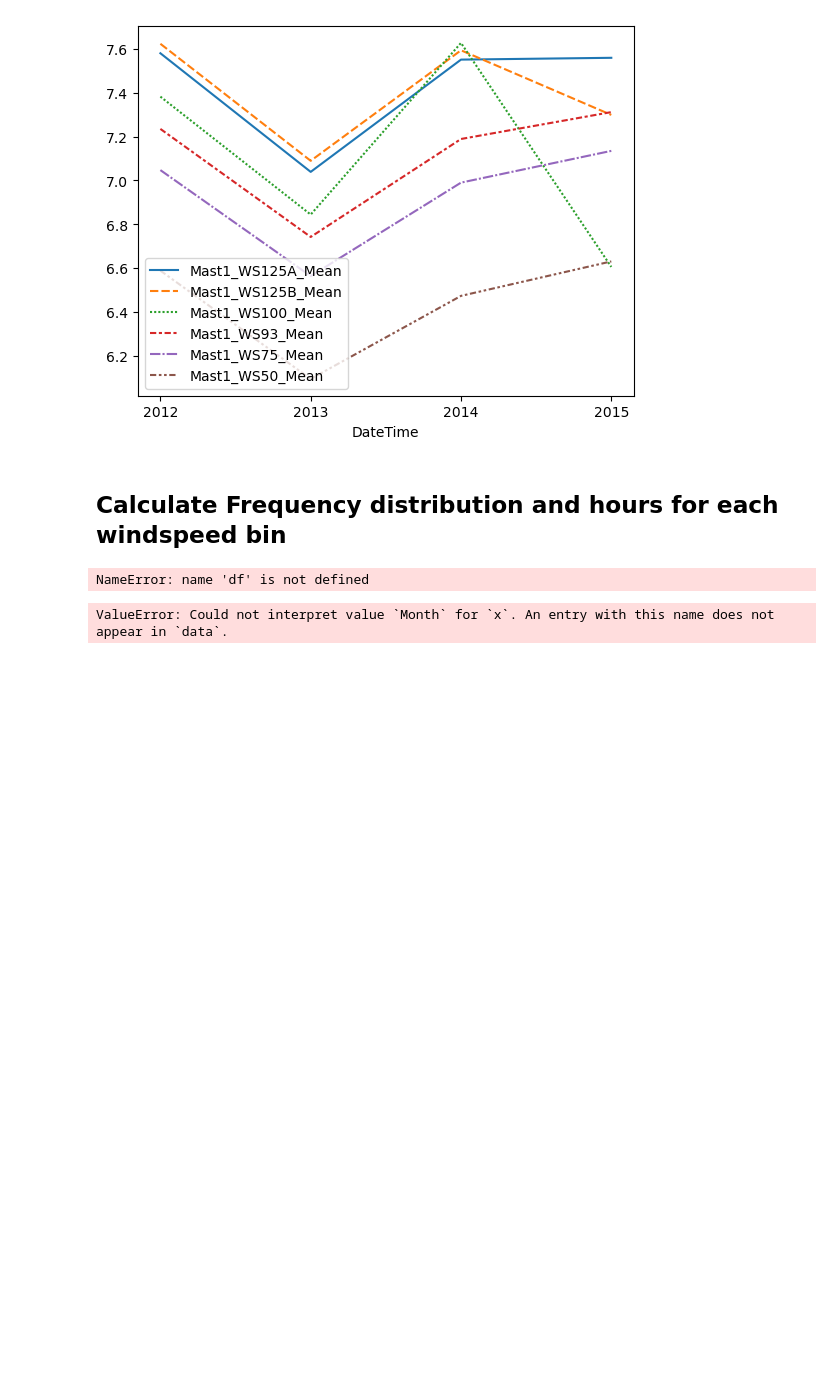
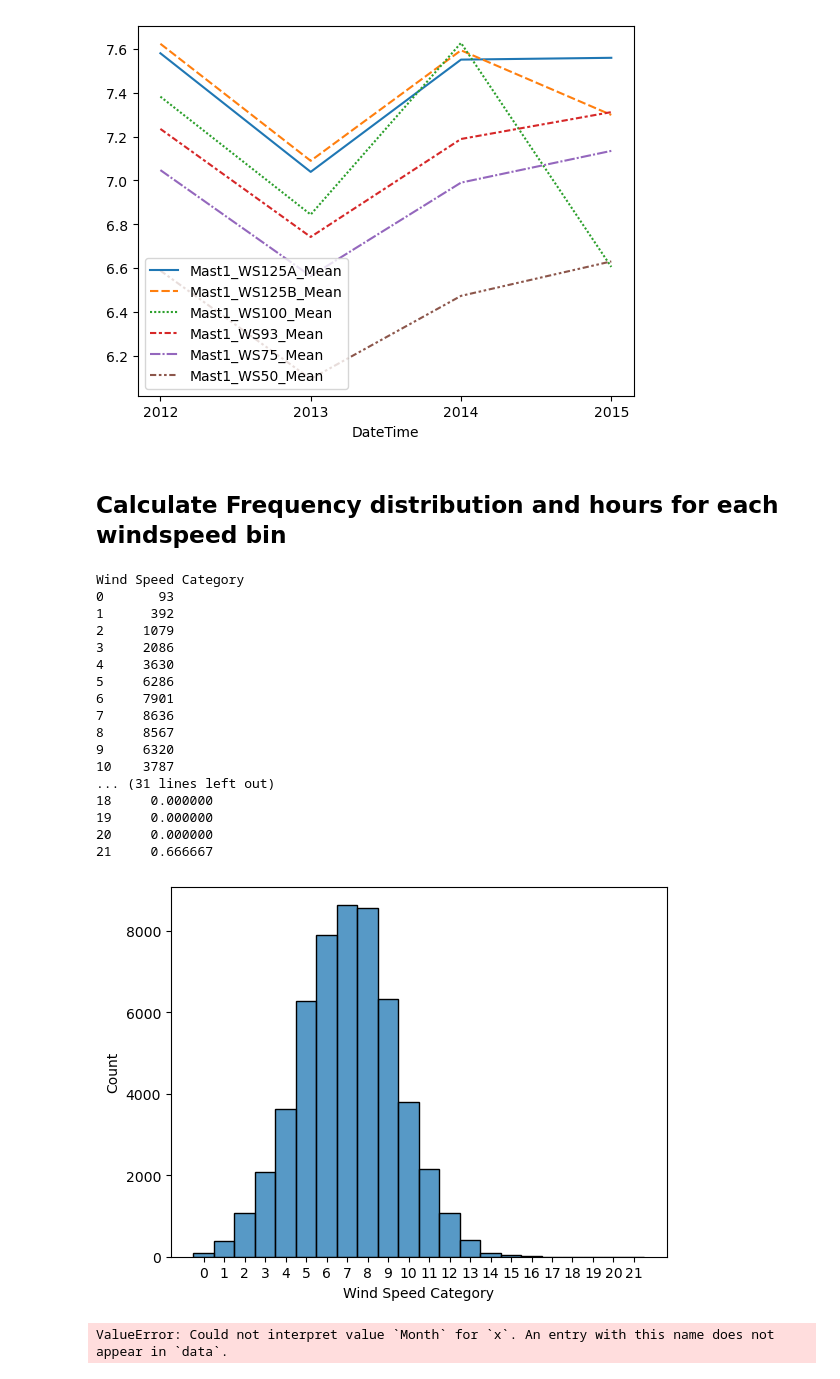
Before and after one commit to Manoj-HT/pds_mini_project, a Jupyter notebook: Winddata_Anish.ipynb, the cells around one changed output. Cells and saved outputs as stored; diff of their text form; code cells hidden in the pictures; blank space fills up the shorter version.

```diff
--- a/Winddata_Anish.ipynb
+++ b/Winddata_Anish.ipynb
@@ -149,44 +149,55 @@ sns.lineplot([M1_grouped_by_Year.Mast1_WS125A_Mean,M1_grouped_by_Year.Mast1_WS12
 # %% [markdown]
 ## Calculate Frequency distribution and hours for each windspeed bin
 # %%
-
-## adding month name and year separate columns
-
-df['Month'] = df['Date/Time'].apply(lambda x: x.strftime('%B'))
-
-df['year'] = df['Date/Time'].apply(lambda x: x.year)
 
 # Slice the data between two specific dates/times
 start_date = '2013-01-01 00:00:00'
 end_date = '2013-12-31 23:50:00'
 
 # Slicing using the date range
 M1_Slice = M1[start_date:end_date]
 
 # Define bins and corresponding labels for wind speed
 bins = [0.5, 1.5, 2.5, 3.5, 4.5, 5.5, 6.5, 7.5, 8.5, 9.5, 10.5, 11.5, 12.5, 13.5, 14.5, 15.5, 16.5, 17.5, 18.5, 19.5, 20.5]
 labels = ['0','1', '2', '3', '4', '5', '6', '7', '8', '9', '10', '11', '12', '13', '14', '15', '16', '17', '18', '19', '20', '21']
 
 # Apply lambda function to categorize wind speeds
 M1_Slice['Wind Speed Category'] = M1_Slice['Mast1_WS125A_Mean'].apply(lambda x: labels[min(len(labels), np.digitize(x, bins) )])
 
 # Convert Wind Speed Category to a categorical type with an ordered index
 M1_Slice['Wind Speed Category'] = pd.Categorical(M1_Slice['Wind Speed Category'], categories=labels, ordered=True)
 
 # Calculate frequency distribution and sort by label order
 frequency_distribution = M1_Slice['Wind Speed Category'].value_counts().sort_index()
 print(frequency_distribution)
 #Convert Frequency distribution of counts to hours. Since time series data is at 10min interval every hour has 6 time stamp. So dividing the count at any bin level by 6 will give corresponding hours.
 fd_hour= [value / 6 for value in frequency_distribution]
 fd=pd.DataFrame(fd_hour,columns=['hours']).sort_index()
 print(fd)
 
 
 # Plot the sorted distribution using seaborn
 sns.histplot(data=M1_Slice,x='Wind Speed Category')
 plt.show()
 # %% [output]
-NameError: name 'df' is not defined
+Wind Speed Category
+0       93
+1      392
+2     1079
+3     2086
+4     3630
+5     6286
+6     7901
+7     8636
+8     8567
+9     6320
+10    3787
+... (31 lines left out)
+18     0.000000
+19     0.000000
+20     0.000000
+21     0.666667
+[figure, added]
 # %%
 import warnings
 import matplotlib.pyplot as plt
```
Also changed, not shown: parts of 5 cells of this notebook, 9 other files.
